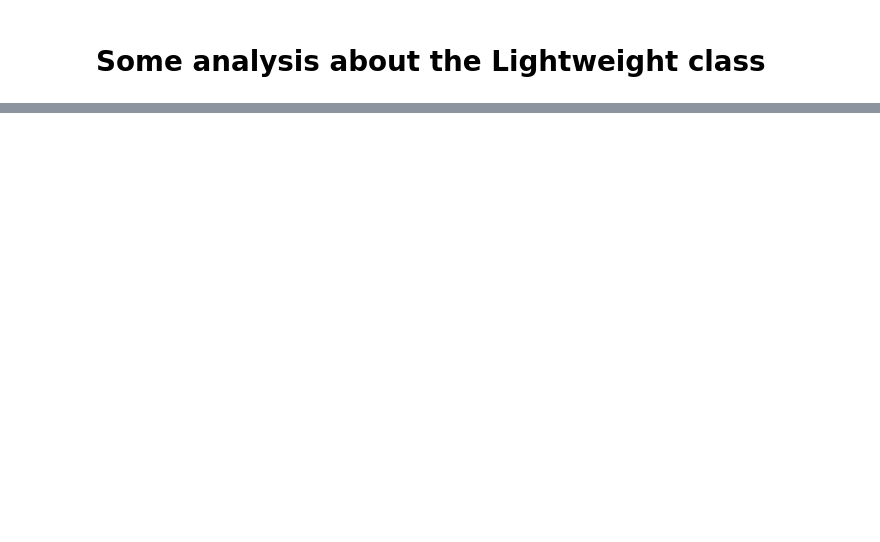
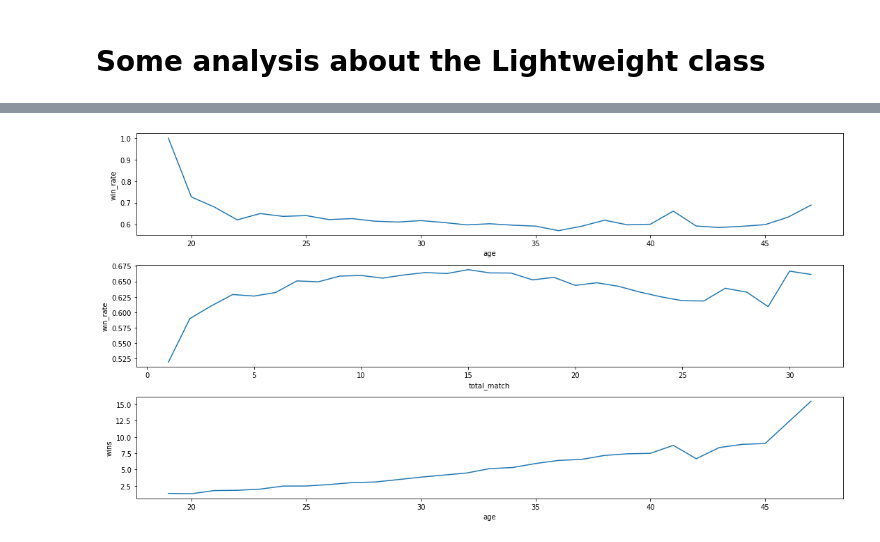
Before and after one commit to ttanh26/UFC, a Jupyter notebook: Team_1_UFC_Fighters.ipynb, the cells around one changed output, grey strips where cells are left out. Cells and saved outputs as stored; diff of their text form; code cells hidden in the pictures; blank space fills up the shorter version.

```diff
--- a/Team_1_UFC_Fighters.ipynb
+++ b/Team_1_UFC_Fighters.ipynb
@@ -805,0 +319,26 @@ a.corr()
+# %%
+b = a.groupby('age')['win_rate'].mean().reset_index()
+d = a.groupby('age')['wins'].mean().reset_index()
+# Age seem has weak correlation
+plt.subplots(3, 1, figsize = ( 15, 8))
+plt.subplot(311)
+sns.lineplot(x = 'age',
+            y = 'win_rate',
+            data = b)
+
+
+# Seem like the total match has same pattern with the win rate
+c = a.groupby('total_match')['win_rate'].mean().reset_index()
+plt.subplot(312)
+sns.lineplot(x = 'total_match',
+            y = 'win_rate',
+            data = c)
+
+plt.subplot(313)
+sns.lineplot(x = 'age',
+            y = 'wins',
+            data = d)
+
+plt.tight_layout()
+# %% [output]
+[figure, added]
```
Also changed, not shown: parts of 95 cells of this notebook.
